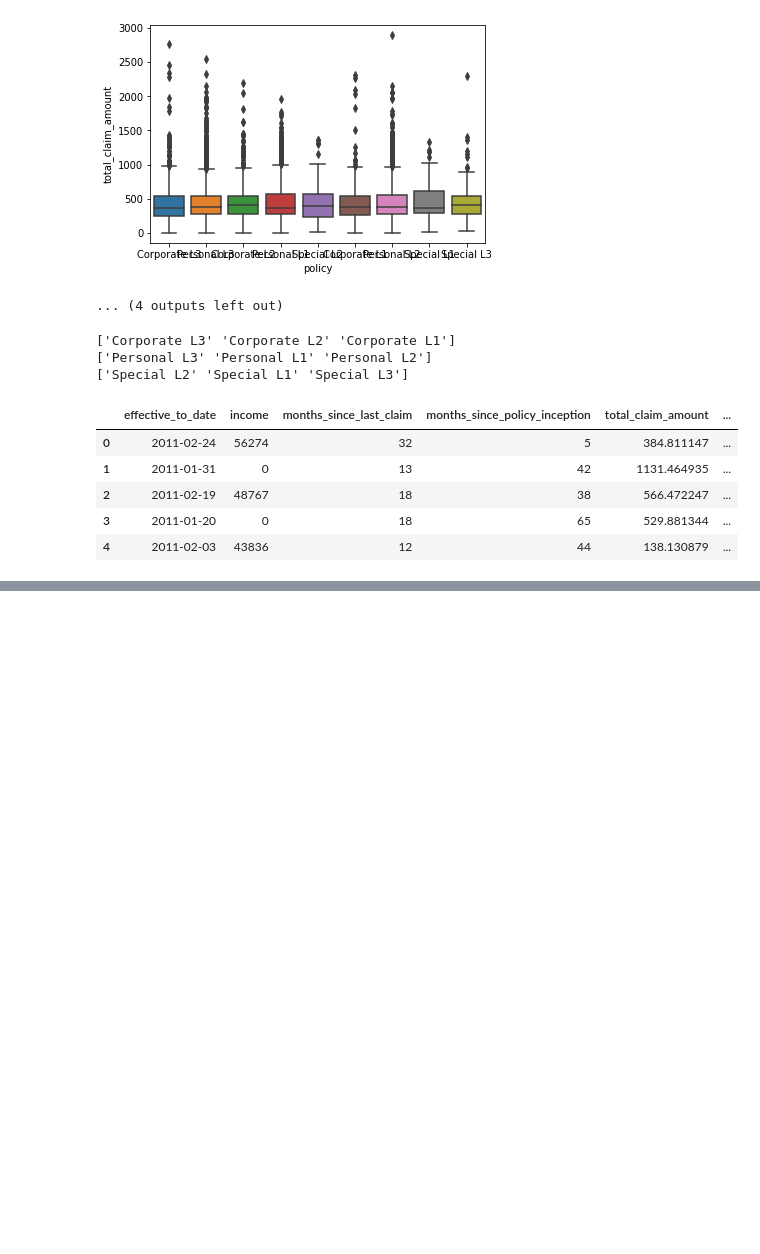
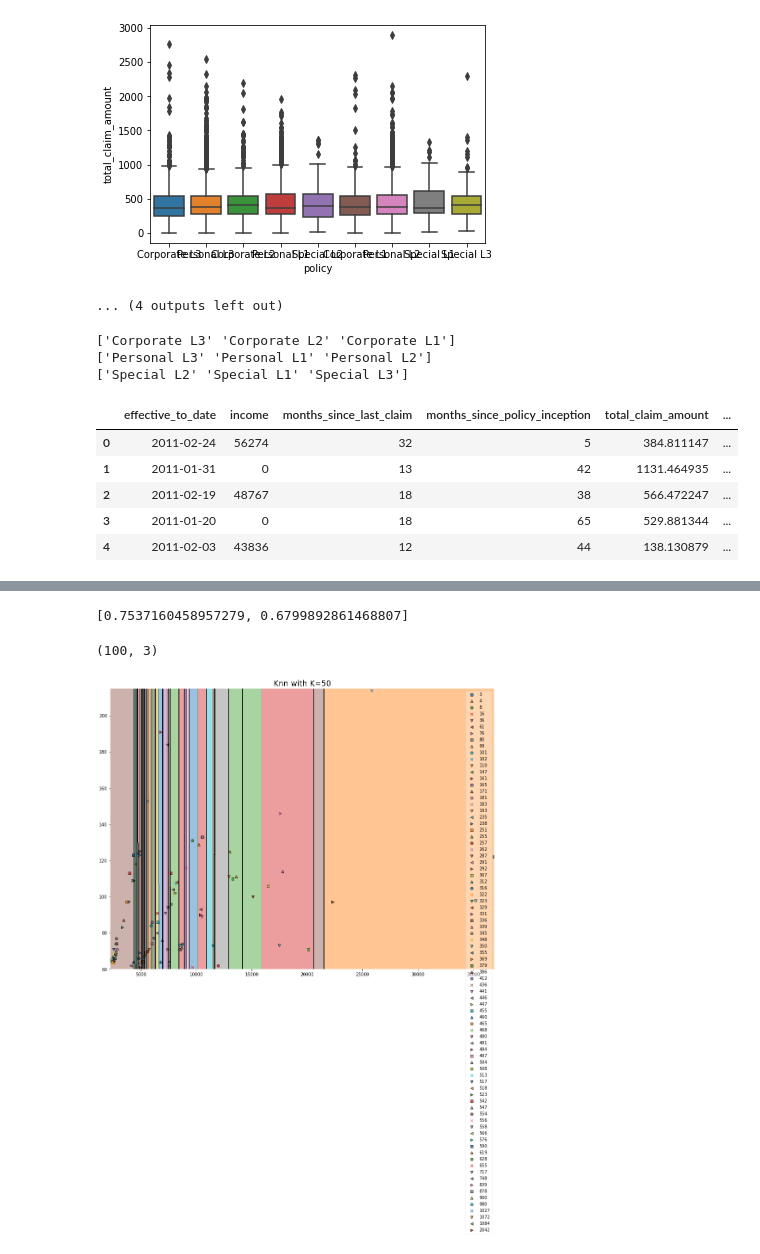
Before and after one commit to ershovadina/ironhack_week4_marketing_customer_value_analysis, a Jupyter notebook: lab_4.01-4.05.ipynb, the cells around one changed output, grey strips where cells are left out. Saved outputs shown, nothing was run; the diff lists cells and outputs as text; code cells hidden in the pictures; blank space fills up the shorter version.

```diff
--- a/lab_4.01-4.04.ipynb
+++ b/lab_4.01-4.05.ipynb
@@ -406,2 +442,4 @@ num.head()
 # %%
 num = num.drop((['effective_to_date']), axis = 1)
+# %%
+num['effective_to_month']=num['effective_to_month'].astype(int)
@@ -407,0 +458,2 @@ num = num.drop((['effective_to_date']), axis = 1)
+# %%
+num = num.drop((['effective_to_month']), axis = 1)
@@ -409,0 +513,3 @@ num = num.drop((['effective_to_date']), axis = 1)
+# %%
+y = num['total_claim_amount']
+num = num.drop((['total_claim_amount']), axis=1)
@@ -409,0 +819,19 @@ num = num.drop((['effective_to_date']), axis = 1)
+# %%
+scores = []
+def test_models (l, k=45):
+    for i in l:
+        if i == 'linear':
+            model = linear_model.LinearRegression()
+            model.fit(X_train, y_train)
+            r2 = model.score(X_test, y_test)
+        elif i == 'KNN':
+            model = KNeighborsRegressor(n_neighbors=k)
+            model.fit(X_train, y_train)
+            r2 = model.score(X_test, y_test)
+        scores.append(r2)
+
+lst = ['linear', 'KNN']
+test_models(lst, 15)
+scores
+# %% [output]
+[0.7537160458957279, 0.6799892861468807]
@@ -409,0 +886,23 @@ num = num.drop((['effective_to_date']), axis = 1)
+# %%
+df1 = customer_df[['customer_lifetime_value','monthly_premium_auto','total_claim_amount']]
+df2 = df1.sample(n=100)
+df2.shape
+# %% [output]
+(100, 3)
+# %%
+from mlxtend.plotting import plot_decision_regions
+
+def knn_comparison(data, k):
+    x = data.iloc[:, 0:2].values
+    y = data.iloc[:, -1].astype(int).values
+    knn = KNeighborsRegressor(n_neighbors=k)
+    knn.fit(x, y)
+
+    plt.figure(figsize=(16,12))
+    plot_decision_regions(x, y, clf=knn)
+    plt.title("Knn with K="+ str(k), fontsize = 18)
+    plt.show()
+
+knn_comparison(df2, 50)
+# %% [output]
+[figure, added]
```
Also changed, not shown: parts of 60 cells of this notebook, 2 other files.
